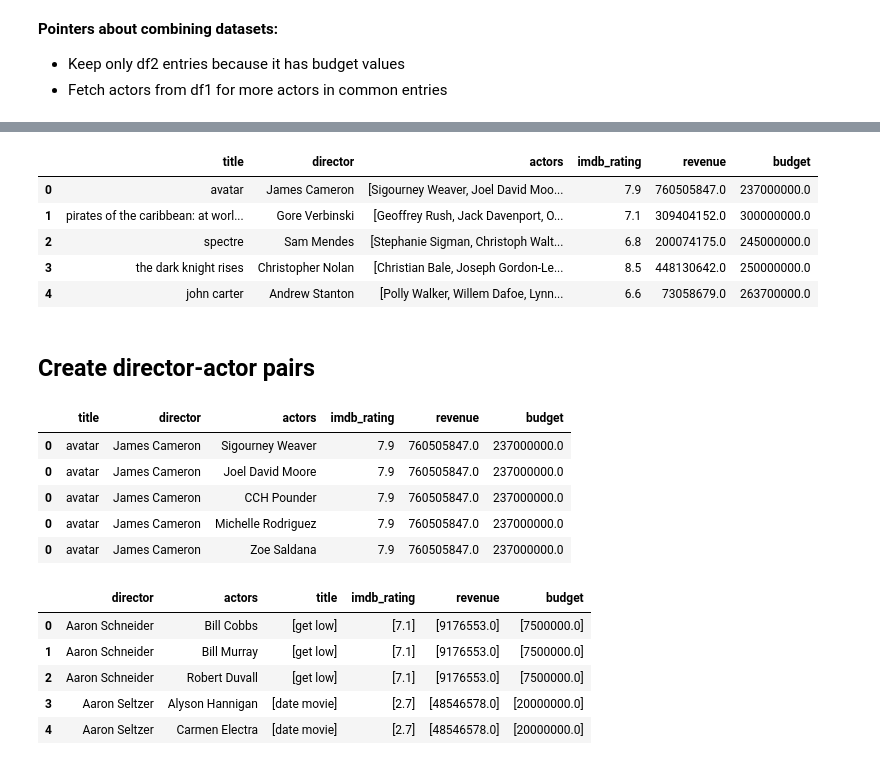
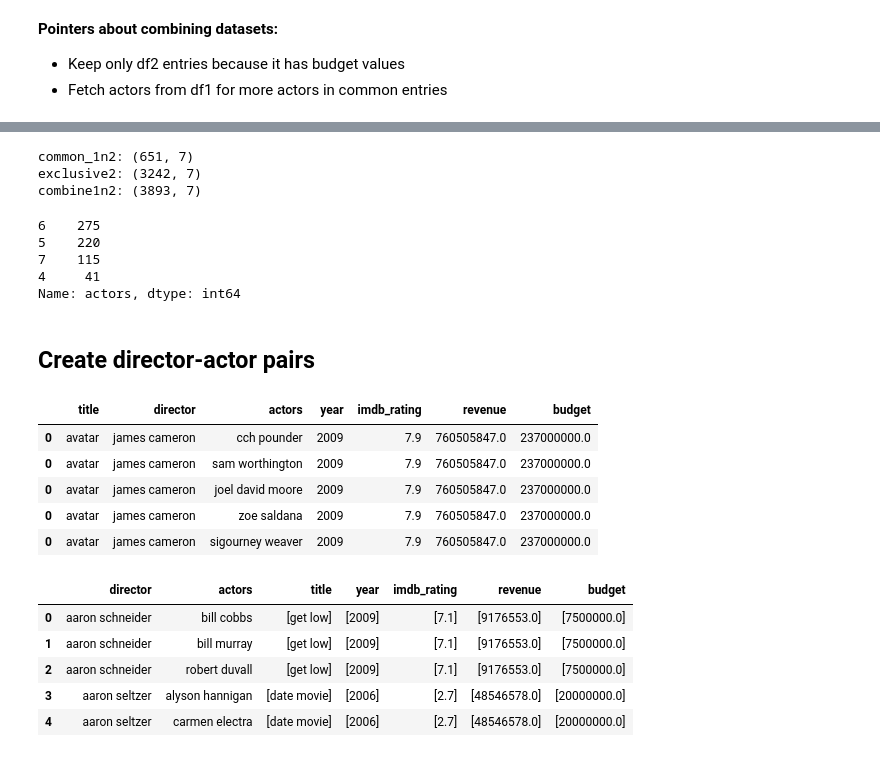
Before and after one commit to com-480-data-visualization/data-visualization-project-2021-datavizards, a Jupyter notebook: notebooks/constellation_preprocessing.ipynb, the cells around one changed output, grey strips where cells are left out. Cells and saved outputs as stored; diff of their text form; code cells hidden in the pictures.

```diff
--- a/notebooks/constellation_preprocessing.ipynb
+++ b/notebooks/constellation_preprocessing.ipynb
@@ -20,10 +20,11 @@ Index(['Rank', 'Title', 'Genre', 'Description', 'Director', 'Actors', 'Year',
        'Metascore'],
       dtype='object')
 # %%
+# Convert movie, director and actor names to lower case (for convenience)
+for col_name in ['Title', 'Director', 'Actors']:
+    df1[col_name] = df1[col_name].map(str.lower)
 # Convert to a python list
 df1['Actors List'] = df1.Actors.map(lambda x: [i.strip() for i in x.split(",")])
-# Convert movie titles to lower case (for convenience)
-df1['Title'] = df1['Title'].map(str.lower)
 # %%
 # Keep only relevant columns (for now - add more fields for extra filter features)
 df1_relevant = df1[['Title', 'Actors List']]
@@ -54,17 +55,21 @@ Index(['color', 'director_name', 'num_critic_for_reviews', 'duration',
 # %%
 # We have the "\xa0" character at the end ofthe titles: we want to get rid of it
 df2.movie_title = df2.movie_title.replace(u'\xa0', u'', regex=True)
+# Convert movie, director and actor names to lower case (for convenience)
+for col_name in ['movie_title', 'director_name', 'actor_1_name', 'actor_2_name', 'actor_3_name']:
+    df2[col_name] = df2[col_name].apply(str)
+    df2[col_name] = df2[col_name].map(str.lower)
 # Combine columns and convert to python list
 df2['actors_list'] = df2[['actor_1_name', 'actor_2_name', 'actor_3_name']].apply(lambda x: ','.join(x.dropna()), axis=1)
 df2['actors_list'] = df2['actors_list'].map(lambda x: [i.strip() for i in x.split(",")])
-# Convert movie titles to lower case (for convenience)
-df2['movie_title'] = df2['movie_title'].map(str.lower)
-# Drop rows with NaN values
-df2 = df2.dropna()
 # %%
 # Keep only relevant columns (for now - add more fields for extra filter features)
-df2_relevant = df2[['movie_title', 'director_name', 'actors_list', 'imdb_score', 'gross', 'budget']]
+df2_relevant = df2[['movie_title', 'director_name', 'actors_list', 'title_year', 'imdb_score', 'gross', 'budget']]
+# Drop rows with NaN values
+df2_relevant = df2_relevant.dropna()
+# Convert title year (which is in float) to integer
+df2_relevant['title_year'] = df2_relevant['title_year'].apply(int)
 # Standardize column names
-df2_relevant.columns = ['title', 'director', 'actors', 'imdb_rating', 'revenue', 'budget']
+df2_relevant.columns = ['title', 'director', 'actors', 'year', 'imdb_rating', 'revenue', 'budget']
 df2_relevant.head()
 # %% [output]
@@ -97,7 +108,7 @@ df_merge['actors_x'] = df_merge['actors_x'] + df_merge['actors_y']
 df_merge = df_merge.drop(columns = ['actors_y'])
 # %%
 # Standardize column names
-df_merge.columns = ['title', 'director', 'actors', 'imdb_rating', 'revenue', 'budget']
+df_merge.columns = ['title', 'director', 'actors', 'year', 'imdb_rating', 'revenue', 'budget']
 # Keep only the distinct actor names
 df_merge['actors'] = df_merge['actors'].apply(lambda x: list(set(x)))
 df_merge.head()
@@ -114,14 +135,20 @@ df2_exclusive = df2_relevant[~df2_relevant['title'].isin(df_merge['title'])]
-# %%
-# Finally, combine the two dataframes
-df_comb = df_merge.append(df2_exclusive)
-df_comb.head()
-# %% [output]
-|  | title | director | actors | imdb_rating | revenue | budget |
-| 0 | avatar | James Cameron | [Sigourney Weaver, Joel David Moo... | 7.9 | 760505847.0 | 237000000.0 |
-| 1 | pirates of the caribbean: at worl... | Gore Verbinski | [Geoffrey Rush, Jack Davenport, O... | 7.1 | 309404152.0 | 300000000.0 |
-| 2 | spectre | Sam Mendes | [Stephanie Sigman, Christoph Walt... | 6.8 | 200074175.0 | 245000000.0 |
-| 3 | the dark knight rises | Christopher Nolan | [Christian Bale, Joseph Gordon-Le... | 8.5 | 448130642.0 | 250000000.0 |
-| 4 | john carter | Andrew Stanton | [Polly Walker, Willem Dafoe, Lynn... | 6.6 | 73058679.0 | 263700000.0 |
+# %%
+print('common_1n2:', df_merge.shape)
+print('exclusive2:', df2_exclusive.shape)
+print('combine1n2:', df_comb.shape)
+# %% [output]
+common_1n2: (651, 7)
+exclusive2: (3242, 7)
+combine1n2: (3893, 7)
+# %%
+actor_counts = df_merge['actors'].apply(len)
+actor_counts.value_counts()
+# %% [output]
+6    275
+5    220
+7    115
+4     41
+Name: actors, dtype: int64
 # %%
 # df_comb.to_csv(r'tmp1.csv', index = False)
 # %% [markdown]
@@ -133,23 +160,23 @@ df_comb = df_comb.explode('actors')
 df_comb = df_comb.drop_duplicates()
 df_comb.head()
 # %% [output]
-|  | title | director | actors | imdb_rating | revenue | budget |
-| 0 | avatar | James Cameron | Sigourney Weaver | 7.9 | 760505847.0 | 237000000.0 |
-| 0 | avatar | James Cameron | Joel David Moore | 7.9 | 760505847.0 | 237000000.0 |
-| 0 | avatar | James Cameron | CCH Pounder | 7.9 | 760505847.0 | 237000000.0 |
-| 0 | avatar | James Cameron | Michelle Rodriguez | 7.9 | 760505847.0 | 237000000.0 |
-| 0 | avatar | James Cameron | Zoe Saldana | 7.9 | 760505847.0 | 237000000.0 |
+|  | title | director | actors | year | imdb_rating | revenue | budget |
+| 0 | avatar | james cameron | cch pounder | 2009 | 7.9 | 760505847.0 | 237000000.0 |
+| 0 | avatar | james cameron | sam worthington | 2009 | 7.9 | 760505847.0 | 237000000.0 |
+| 0 | avatar | james cameron | joel david moore | 2009 | 7.9 | 760505847.0 | 237000000.0 |
+| 0 | avatar | james cameron | zoe saldana | 2009 | 7.9 | 760505847.0 | 237000000.0 |
+| 0 | avatar | james cameron | sigourney weaver | 2009 | 7.9 | 760505847.0 | 237000000.0 |
 # %%
 # Group by director-actor pair, keep the remaining columns as lists
-df_group = df_comb.groupby(['director', 'actors'], as_index=False)[['title', 'imdb_rating', 'revenue', 'budget']].agg(lambda x: list(x))
+df_group = df_comb.groupby(['director', 'actors'], as_index=False)[['title', 'year', 'imdb_rating', 'revenue', 'budget']].agg(lambda x: list(x))
 df_group.head()
 # %% [output]
-|  | director | actors | title | imdb_rating | revenue | budget |
-| 0 | Aaron Schneider | Bill Cobbs | [get low] | [7.1] | [9176553.0] | [7500000.0] |
-| 1 | Aaron Schneider | Bill Murray | [get low] | [7.1] | [9176553.0] | [7500000.0] |
-| 2 | Aaron Schneider | Robert Duvall | [get low] | [7.1] | [9176553.0] | [7500000.0] |
-| 3 | Aaron Seltzer | Alyson Hannigan | [date movie] | [2.7] | [48546578.0] | [20000000.0] |
-| 4 | Aaron Seltzer | Carmen Electra | [date movie] | [2.7] | [48546578.0] | [20000000.0] |
+|  | director | actors | title | year | imdb_rating | revenue | budget |
+| 0 | aaron schneider | bill cobbs | [get low] | [2009] | [7.1] | [9176553.0] | [7500000.0] |
+| 1 | aaron schneider | bill murray | [get low] | [2009] | [7.1] | [9176553.0] | [7500000.0] |
+| 2 | aaron schneider | robert duvall | [get low] | [2009] | [7.1] | [9176553.0] | [7500000.0] |
+| 3 | aaron seltzer | alyson hannigan | [date movie] | [2006] | [2.7] | [48546578.0] | [20000000.0] |
+| 4 | aaron seltzer | carmen electra | [date movie] | [2006] | [2.7] | [48546578.0] | [20000000.0] |
 # %%
 # Get the movies count for each pair
 df_group['movies_count'] = df_group['title'].apply(len)
```
Also changed, not shown: parts of 29 cells of this notebook, 2 other files.
